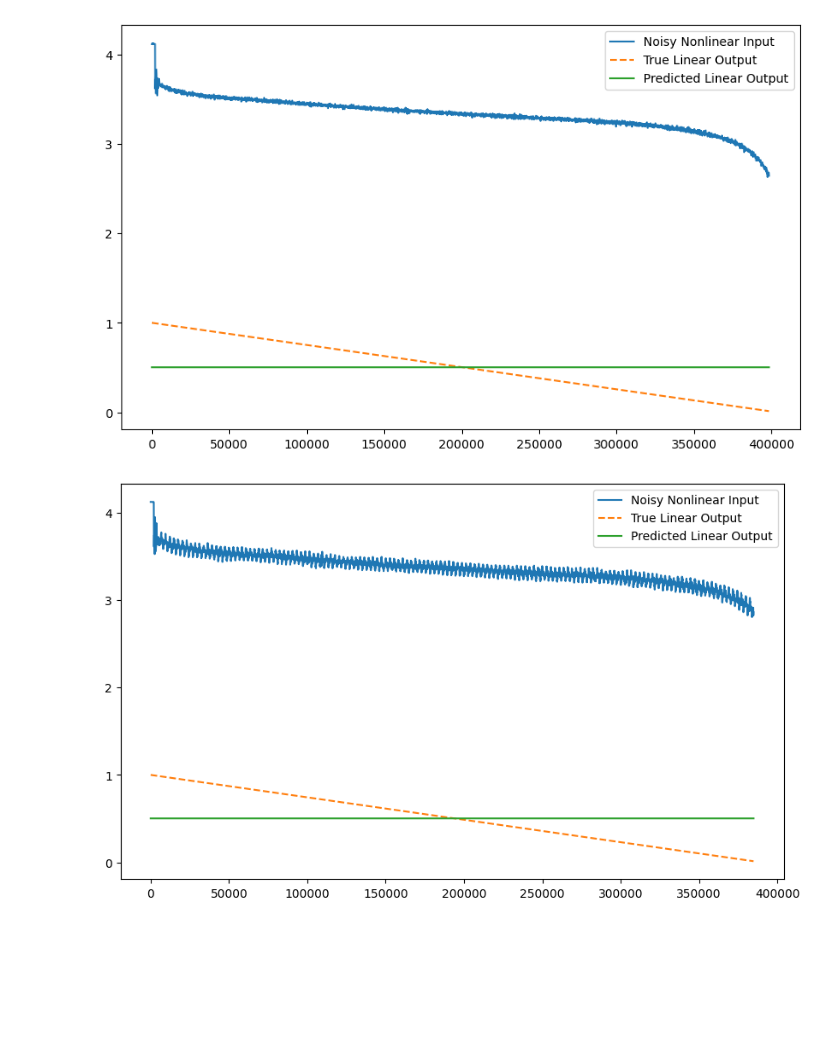
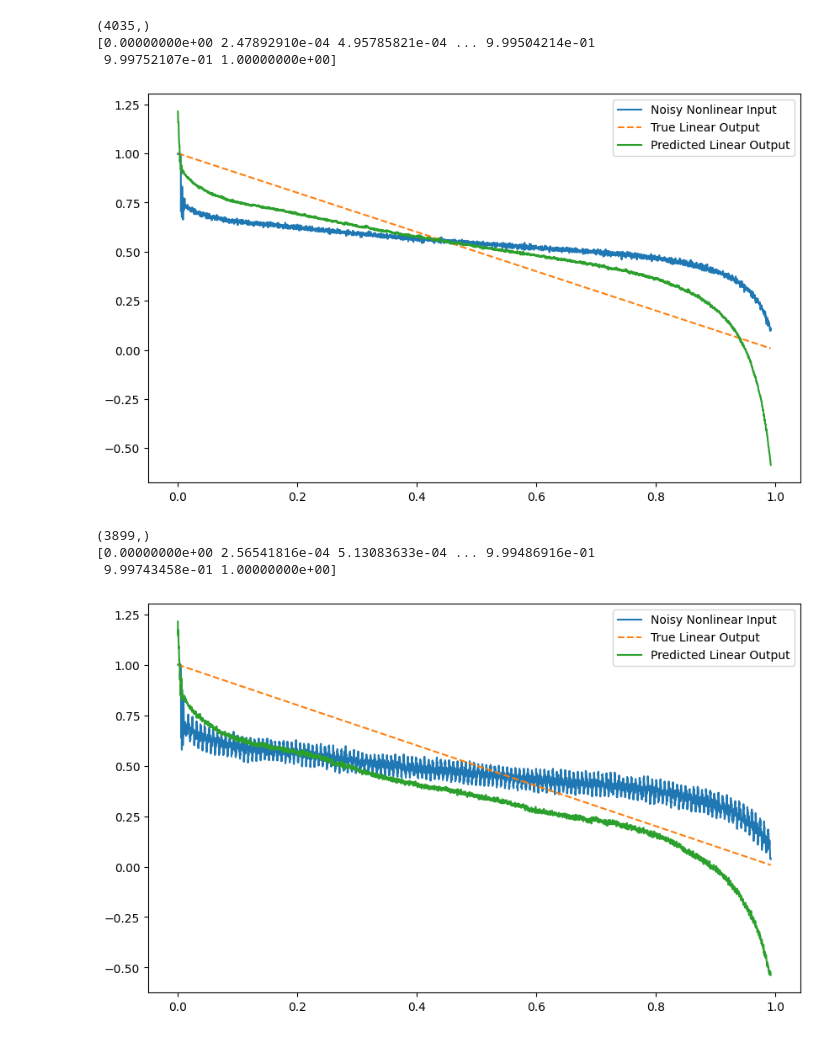
Before and after one commit to martin3698753/cflie, a Jupyter notebook: mlptorch.ipynb, the cells around one changed output. Saved outputs shown, nothing was run; the diff lists cells and outputs as text; code cells hidden in the pictures; blank space fills up the shorter version.

```diff
--- a/mlptorch.ipynb
+++ b/mlptorch.ipynb
@@ -10,12 +31,4 @@ num_epochs = 200
 # %%
-import torch
-import torch.nn as nn
-import torch.optim as optim
-import numpy as np
-import matplotlib.pyplot as plt
-from torch.utils.data import DataLoader, TensorDataset
-import maketab as mt
-
 """
 def load_data(path_dir):
     t = mt.time(path_dir)
@@ -37,27 +50,6 @@ def load_data(path_dir):
 
 train_data = load_data('data/5-2-25/')
 test_data = load_data('data/4-2-25/')
-
-def prepare_data(data, seq_length):
-    input_data = data[0]
-    output_data = data[1]
-    xs, ys = [], []
-    for i in range(len(input_data) - seq_length):
-        x = input_data[i:i + seq_length]  # Input sequence (noisy nonlinear)
-        y = output_data[i:i + seq_length]  # Output sequence (linear)
-        xs.append(x)
-        ys.append(y)
-    xs = np.array(xs)
-    ys = np.array(ys)
-    X_train = torch.tensor(xs, dtype=torch.float32)  # Shape: (batch_size, seq_length)
-    y_train = torch.tensor(ys, dtype=torch.float32)  # Shape: (batch_size, seq_length)
-    return X_train, y_train
-
-X_train, y_train = prepare_data(train_data, seq_length)
-X_test, y_test = prepare_data(test_data, seq_length)
-
-# Create training DataLoader for batching
-dataset = TensorDataset(X_train, y_train)
-dataloader = DataLoader(dataset, batch_size=batch_size, shuffle=True)
-print(X_train.shape, y_train.shape)
+train_data, train_param = normalize(train_data)
+test_data, test_param = normalize(test_data)
 # %% [output]
@@ -108,6 +100,6 @@ class MLPCurveTransformer(nn.Module):
 # %%
-# Initialize model, loss, and optimizer
-model = MLPCurveTransformer(input_size, hidden_size, output_size)
+# Initialize the model, loss function, and optimizer
+model = MLP(input_size, hidden_size, output_size)
 criterion = nn.MSELoss()
 optimizer = optim.Adam(model.parameters(), lr=learning_rate)
 # %%
@@ -152,22 +144,31 @@ Epoch [200/200], Loss: 0.1744
 # %%
 # Test the model
 def test(X, data):
     model.eval()
     with torch.no_grad():
         predicted = model(X).numpy()  # Shape: (batch_size, seq_length)
 
     # Plot results
-    t = data[2]
+    t = np.linspace(0, 1, len(data[0]))
+    print(t.shape)
+    print(t)
     plt.figure(figsize=(10, 6))
     plt.plot(t[:len(predicted)], data[0][:len(predicted)], label='Noisy Nonlinear Input')
     plt.plot(t[:len(predicted)], data[1][:len(predicted)], label='True Linear Output', linestyle='--')
     #plt.plot(t[:len(predicted)], predicted.mean(axis=1), label='Predicted Linear Output')  # Mean across batch
     plt.plot(t[:len(predicted)], predicted[:, 0], label='Predicted Linear Output')  # Mean across batch
+    #plt.scatter(t[:len(predicted)], predicted.mean(), label='Predicted Linear Output')  # Mean across batch
     plt.legend()
     plt.show()
 
 test(X_train, train_data)
 test(X_test, test_data)
 # %% [output]
+(4035,)
+[0.00000000e+00 2.47892910e-04 4.95785821e-04 ... 9.99504214e-01
+ 9.99752107e-01 1.00000000e+00]
-[figure, old version]
+[figure, new version]
+(3899,)
+[0.00000000e+00 2.56541816e-04 5.13083633e-04 ... 9.99486916e-01
+ 9.99743458e-01 1.00000000e+00]
-[figure, old version]
+[figure, new version]
```
Also changed, not shown: parts of 8 cells of this notebook, 11 other files.
